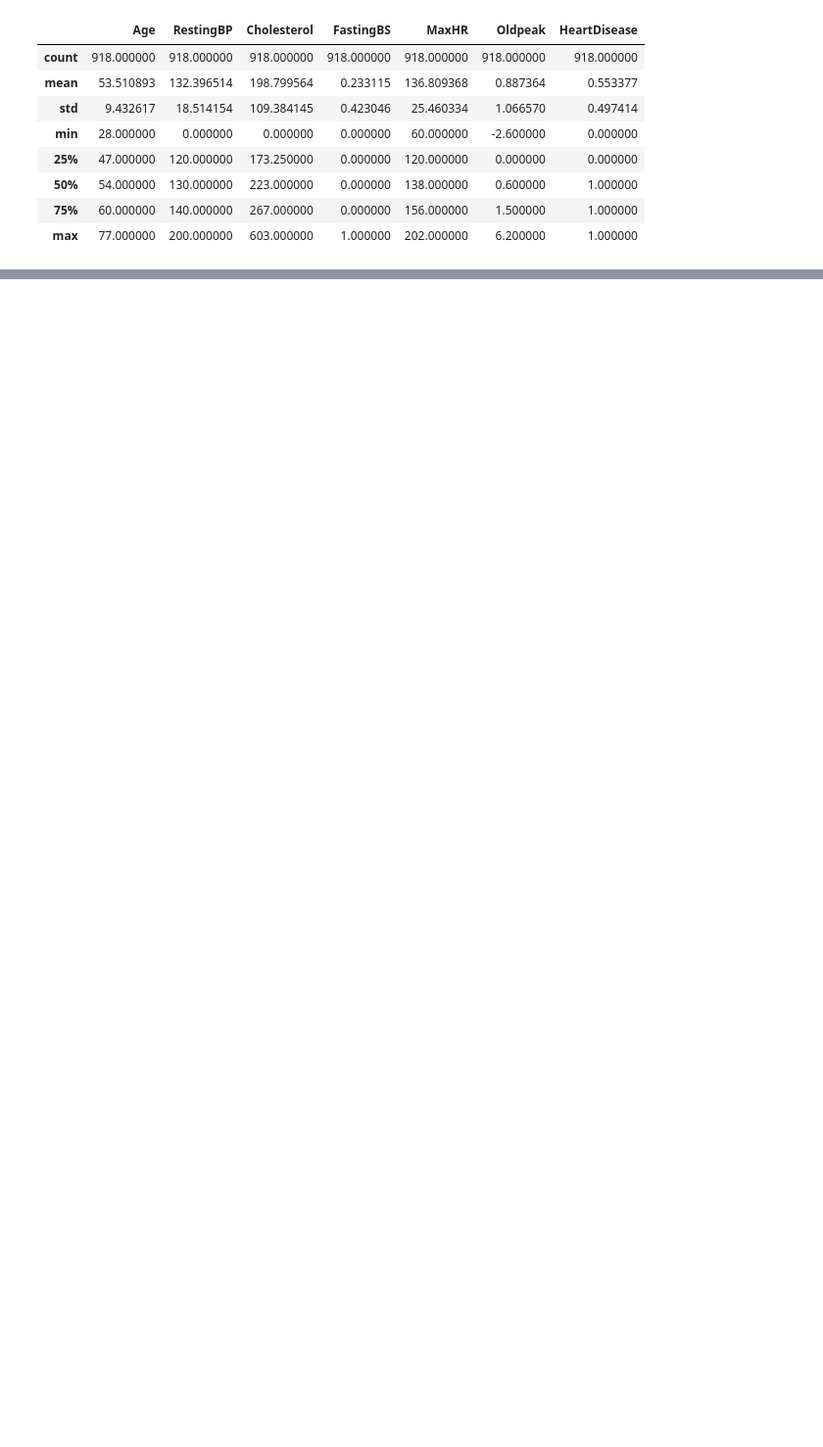
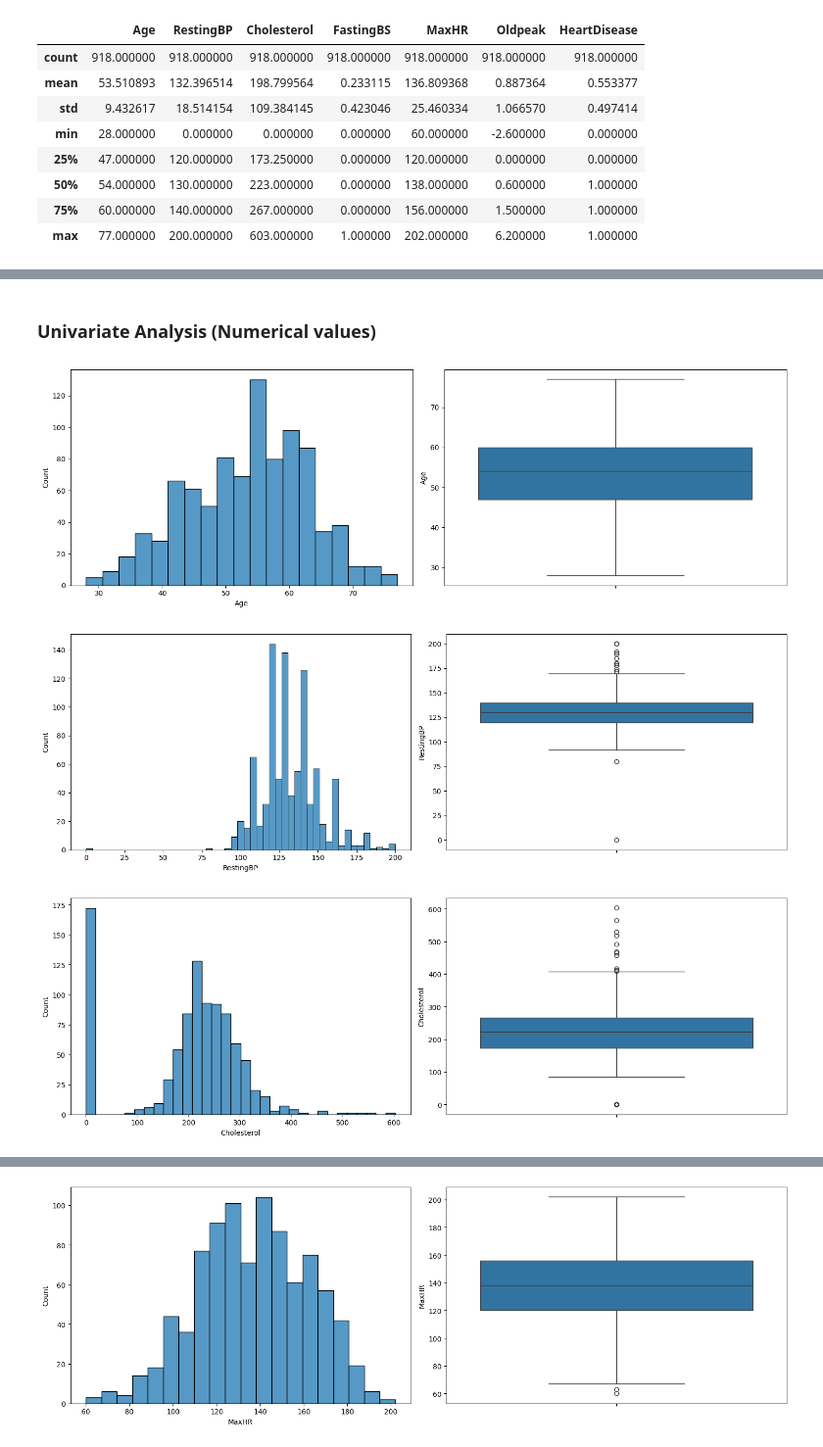
Before and after one commit to Sanjouk/IA01-Project, a Jupyter notebook: src/project.ipynb, the cells around one changed output, grey strips where cells are left out. Shown at 98% size. Cells and saved outputs as stored; diff of their text form; code cells hidden in the pictures; blank space fills up the shorter version.

```diff
--- a/src/project.ipynb
+++ b/src/project.ipynb
@@ -22,0 +26,9 @@ import seaborn as sns
+# %%
+def hist_box(feature, data):
+    plt.figure(figsize = (15,5))
+    plt.subplot(1,2,1)
+    sns.histplot(x=feature, data=data)
+    plt.subplot(1,2,2)
+    sns.boxplot(y=feature, data=data)
+    plt.tight_layout()
+    plt.show()
@@ -66,0 +92,14 @@ None
+# %%
+# Categorical data conversion
+# category type consume less memort than an object type, because it stores only the unique categoruies and uses links to represnt them in the columns
+cat_cols = ['Sex','ChestPainType','RestingECG','ExerciseAngina','ST_Slope']
+for c in cat_cols:
+    heart_data[c] = heart_data[c].astype('category')
+
+# Numeric data conversion
+# to verify that all values are numeric and convert non-numeric values to NaN
+num_cols = ['Age','RestingBP','Cholesterol','FastingBS','MaxHR','Oldpeak']
+for c in num_cols:
+    heart_data[c] = pd.to_numeric(heart_data[c], errors='coerce')  # non-numeric -> NaN
+
+heart_data.info()
@@ -237,0 +255,14 @@ heart_data_copy[['Cholesterol']] = imputer.fit_transform(heart_data_copy[['Chole
+# %% [markdown]
+### Univariate Analysis (Numerical values)
+# %%
+numeric_features = heart_data.select_dtypes(include='number').columns.tolist()
+# %%
+for feature in numeric_features:
+    if feature in ['FastingBS', "HeartDisease"]:
+        sns.countplot(x=feature, data=heart_data)
+    else:
+        hist_box(feature, heart_data)
+# %% [output]
+[figure, added]
+[figure, added]
+[figure, added]
@@ -237,0 +270 @@ heart_data_copy[['Cholesterol']] = imputer.fit_transform(heart_data_copy[['Chole
+[figure, added]
```
Also changed, not shown: parts of 40 cells of this notebook.
